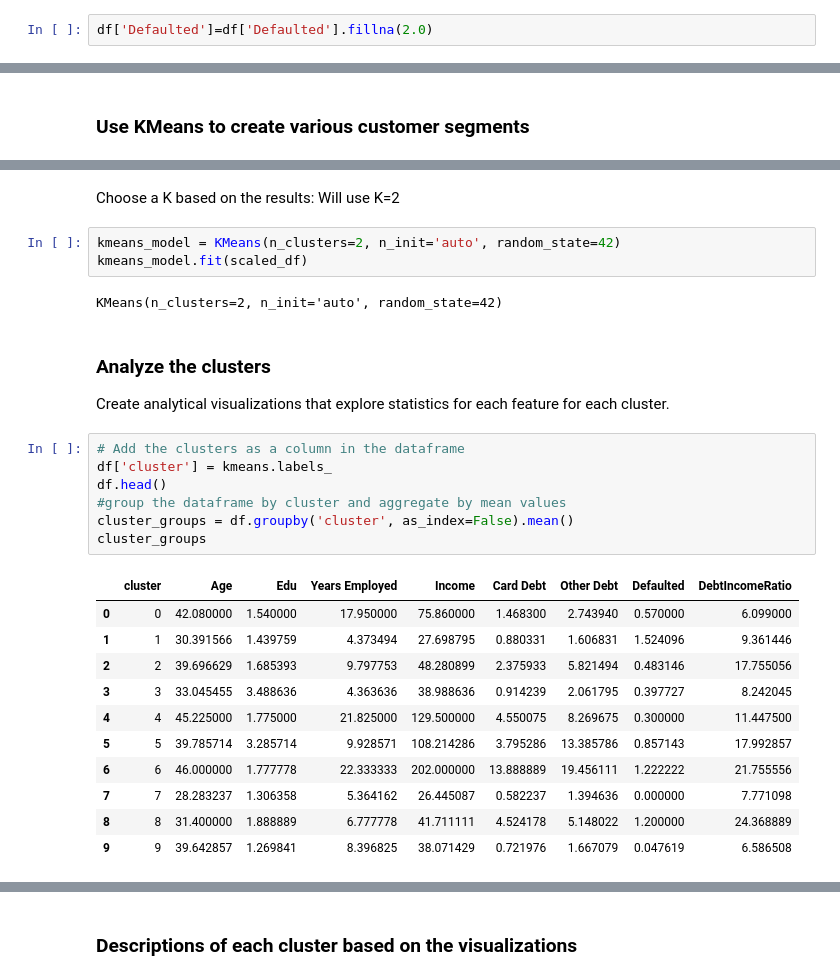
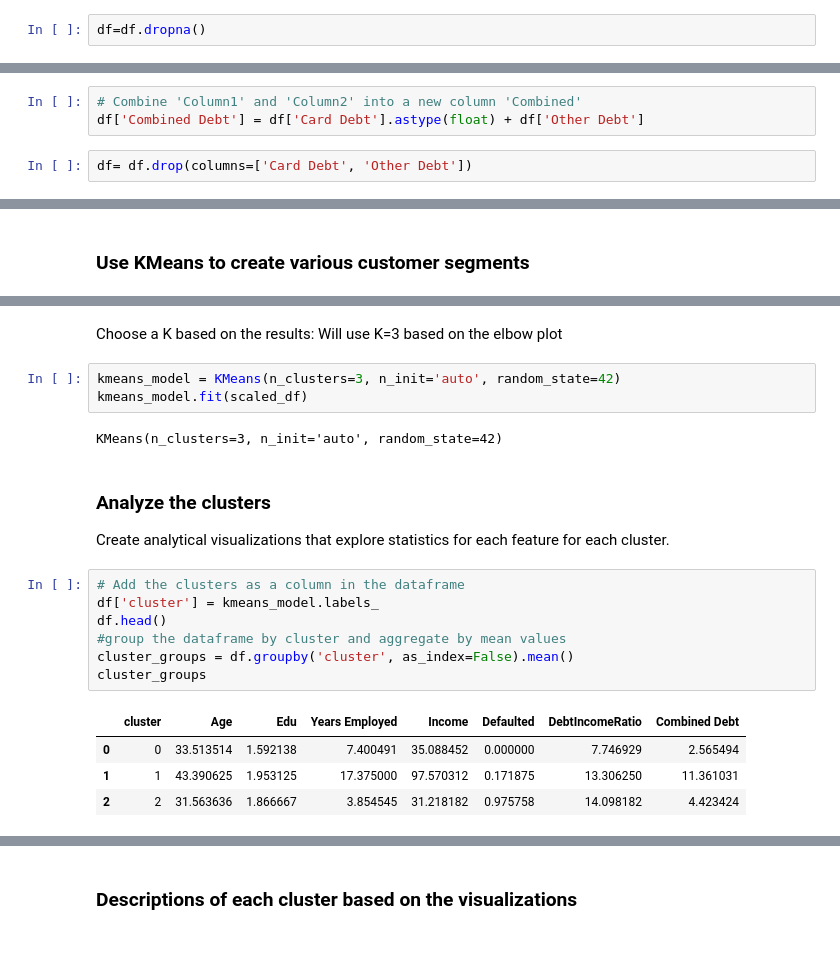
Before and after one commit to SeeBee8/KMeans-Clustering, a Jupyter notebook: KMeans Clustering.ipynb, the cells around one changed output, grey strips where cells are left out. Cells and saved outputs as stored; diff of their text form; blank space fills up the shorter version.

```diff
--- a/KMeans Clustering.ipynb
+++ b/KMeans Clustering.ipynb
@@ -65,4 +65,4 @@ Defaulted          150
 DebtIncomeRatio      0
 dtype: int64
 # %%
-df['Defaulted']=df['Defaulted'].fillna(2.0)
+df=df.dropna()
@@ -68,0 +81,5 @@ df['Defaulted']=df['Defaulted'].fillna(2.0)
+# %%
+# Combine 'Column1' and 'Column2' into a new column 'Combined'
+df['Combined Debt'] = df['Card Debt'].astype(float) + df['Other Debt']
+# %%
+df= df.drop(columns=['Card Debt', 'Other Debt'])
@@ -105,33 +128,26 @@ plt.ylabel('Silhouette Score');
 # %% [markdown]
-Choose a K based on the results:  Will use K=2
+Choose a K based on the results:  Will use K=3 based on the elbow plot
 # %%
-kmeans_model = KMeans(n_clusters=2, n_init='auto', random_state=42)
+kmeans_model = KMeans(n_clusters=3, n_init='auto', random_state=42)
 kmeans_model.fit(scaled_df)
 # %% [output]
-KMeans(n_clusters=2, n_init='auto', random_state=42)
+KMeans(n_clusters=3, n_init='auto', random_state=42)
 # %% [markdown]
 ### Analyze the clusters
 
 Create analytical visualizations that explore statistics for each feature for each cluster.
 # %%
 # Add the clusters as a column in the dataframe
-df['cluster'] = kmeans.labels_
+df['cluster'] = kmeans_model.labels_
 df.head()
 #group the dataframe by cluster and aggregate by mean values
 cluster_groups = df.groupby('cluster', as_index=False).mean()
 cluster_groups
 # %% [output]
-|  | cluster | Age | Edu | Years Employed | Income | Card Debt | Other Debt | Defaulted | DebtIncomeRatio |
-| 0 | 0 | 42.080000 | 1.540000 | 17.950000 | 75.860000 | 1.468300 | 2.743940 | 0.570000 | 6.099000 |
-| 1 | 1 | 30.391566 | 1.439759 | 4.373494 | 27.698795 | 0.880331 | 1.606831 | 1.524096 | 9.361446 |
-| 2 | 2 | 39.696629 | 1.685393 | 9.797753 | 48.280899 | 2.375933 | 5.821494 | 0.483146 | 17.755056 |
-| 3 | 3 | 33.045455 | 3.488636 | 4.363636 | 38.988636 | 0.914239 | 2.061795 | 0.397727 | 8.242045 |
-| 4 | 4 | 45.225000 | 1.775000 | 21.825000 | 129.500000 | 4.550075 | 8.269675 | 0.300000 | 11.447500 |
-| 5 | 5 | 39.785714 | 3.285714 | 9.928571 | 108.214286 | 3.795286 | 13.385786 | 0.857143 | 17.992857 |
-| 6 | 6 | 46.000000 | 1.777778 | 22.333333 | 202.000000 | 13.888889 | 19.456111 | 1.222222 | 21.755556 |
-| 7 | 7 | 28.283237 | 1.306358 | 5.364162 | 26.445087 | 0.582237 | 1.394636 | 0.000000 | 7.771098 |
-| 8 | 8 | 31.400000 | 1.888889 | 6.777778 | 41.711111 | 4.524178 | 5.148022 | 1.200000 | 24.368889 |
-| 9 | 9 | 39.642857 | 1.269841 | 8.396825 | 38.071429 | 0.721976 | 1.667079 | 0.047619 | 6.586508 |
+|  | cluster | Age | Edu | Years Employed | Income | Defaulted | DebtIncomeRatio | Combined Debt |
+| 0 | 0 | 33.513514 | 1.592138 | 7.400491 | 35.088452 | 0.000000 | 7.746929 | 2.565494 |
+| 1 | 1 | 43.390625 | 1.953125 | 17.375000 | 97.570312 | 0.171875 | 13.306250 | 11.361031 |
+| 2 | 2 | 31.563636 | 1.866667 | 3.854545 | 31.218182 | 0.975758 | 14.098182 | 4.423424 |
 # %%
 # Visualize means
 fig, axes = plt.subplots(2,4, figsize = (20, 10))
```
Also changed, not shown: parts of 12 cells of this notebook.
